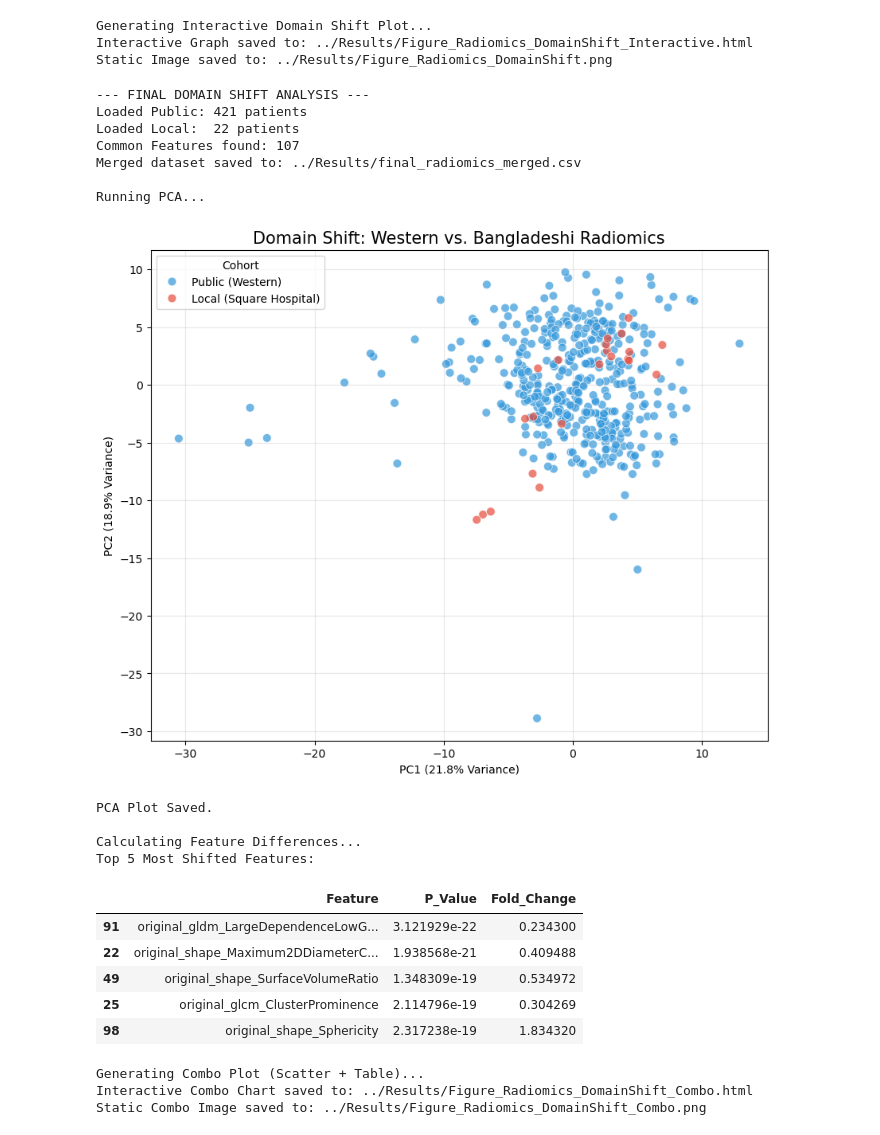
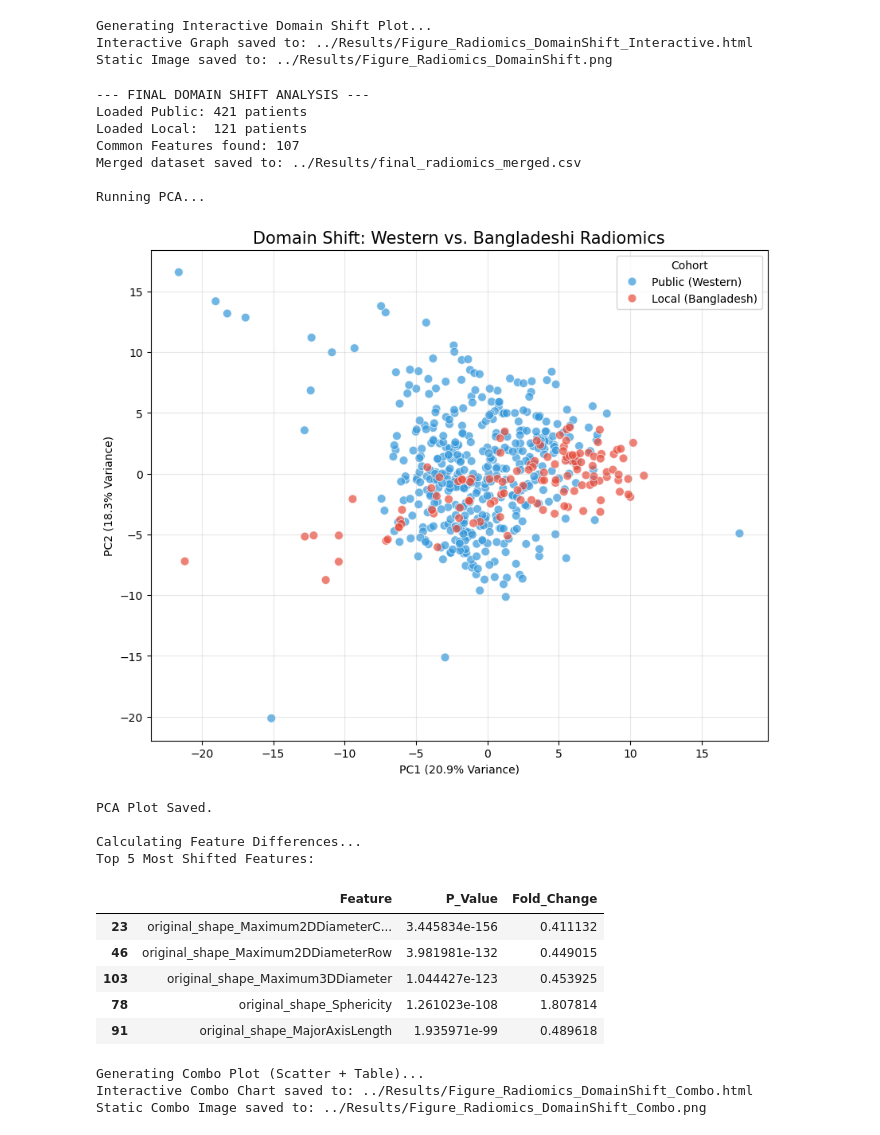
Before and after one commit to iamSHShUvo/LUNG-RP-XAI, a Jupyter notebook: Code/LUNG-18-Final-Domain-Shift.ipynb, the cells around one changed output. Saved outputs shown, nothing was run; the diff lists cells and outputs as text; code cells hidden in the pictures.

```diff
--- a/Code/LUNG-18-Final-Domain-Shift.ipynb
+++ b/Code/LUNG-18-Final-Domain-Shift.ipynb
@@ -94,7 +94,7 @@ try:
 
     # Label Cohorts
     df_public['Cohort'] = 'Public (Western)'
-    df_local['Cohort'] = 'Local (Square Hospital)'
+    df_local['Cohort'] = 'Local (Bangladesh)'
 
     print(f"Loaded Public: {len(df_public)} patients")
     print(f"Loaded Local:  {len(df_local)} patients")
@@ -149,46 +149,46 @@ try:
     print("PCA Plot Saved.")
 
     # --- STATISTICS ---
     print("\nCalculating Feature Differences...")
     stats = []
     for f in common_feats:
         v_pub = df_merged[df_merged['Cohort'] == 'Public (Western)'][f]
-        v_loc = df_merged[df_merged['Cohort'] == 'Local (Square Hospital)'][f]
+        v_loc = df_merged[df_merged['Cohort'] == 'Local (Bangladesh)'][f]
 
         t_stat, p_val = ttest_ind(v_pub, v_loc, equal_var=False)
         stats.append({
             'Feature': f,
             'P_Value': p_val,
             'Fold_Change': v_loc.mean() / (v_pub.mean() + 1e-9)
         })
 
     df_stats = pd.DataFrame(stats).sort_values(by='P_Value')
     df_stats.to_csv(stats_output, index=False)
 
     print("Top 5 Most Shifted Features:")
     display(df_stats.head())
 
 except Exception as e:
     print(f"Error: {e}")
 # %% [output]
 --- FINAL DOMAIN SHIFT ANALYSIS ---
 Loaded Public: 421 patients
-Loaded Local:  22 patients
+Loaded Local:  121 patients
 Common Features found: 107
 Merged dataset saved to: ../Results/final_radiomics_merged.csv
 
 Running PCA...
-[figure, old version]
+[figure, new version]
 PCA Plot Saved.
 
 Calculating Feature Differences...
 Top 5 Most Shifted Features:
 |  | Feature | P_Value | Fold_Change |
-| 91 | original_gldm_LargeDependenceLowG... | 3.121929e-22 | 0.234300 |
-| 22 | original_shape_Maximum2DDiameterC... | 1.938568e-21 | 0.409488 |
-| 49 | original_shape_SurfaceVolumeRatio | 1.348309e-19 | 0.534972 |
-| 25 | original_glcm_ClusterProminence | 2.114796e-19 | 0.304269 |
-| 98 | original_shape_Sphericity | 2.317238e-19 | 1.834320 |
+| 23 | original_shape_Maximum2DDiameterC... | 3.445834e-156 | 0.411132 |
+| 46 | original_shape_Maximum2DDiameterRow | 3.981981e-132 | 0.449015 |
+| 103 | original_shape_Maximum3DDiameter | 1.044427e-123 | 0.453925 |
+| 78 | original_shape_Sphericity | 1.261023e-108 | 1.807814 |
+| 91 | original_shape_MajorAxisLength | 1.935971e-99 | 0.489618 |
 # %%
 # ... (Previous code: Imports, Loading, PCA calculation) ...
 
```
Also changed, not shown: parts of 5 cells of this notebook, 16 other files.
